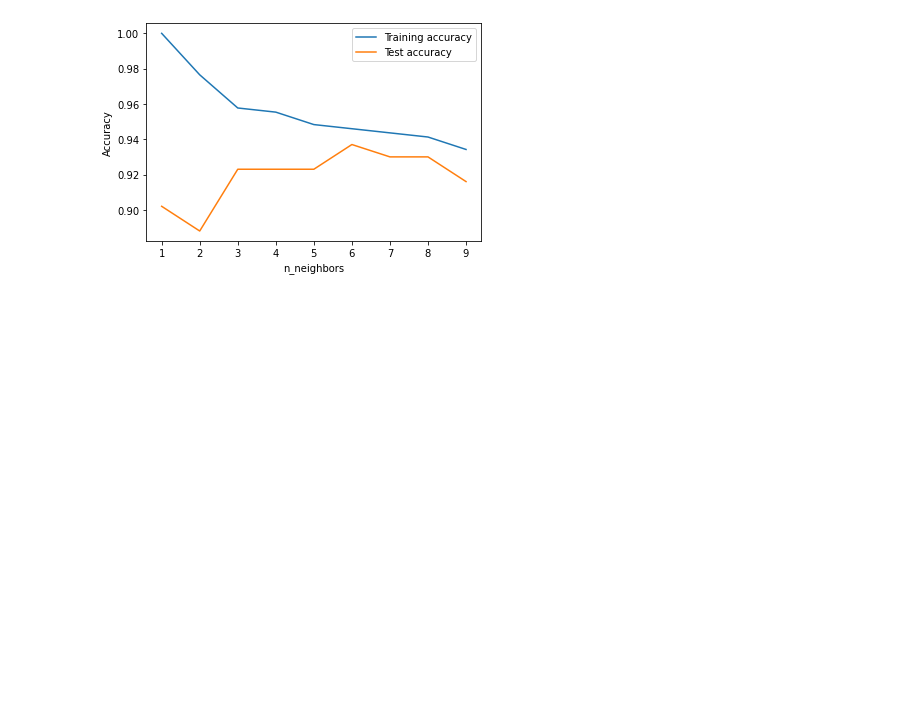
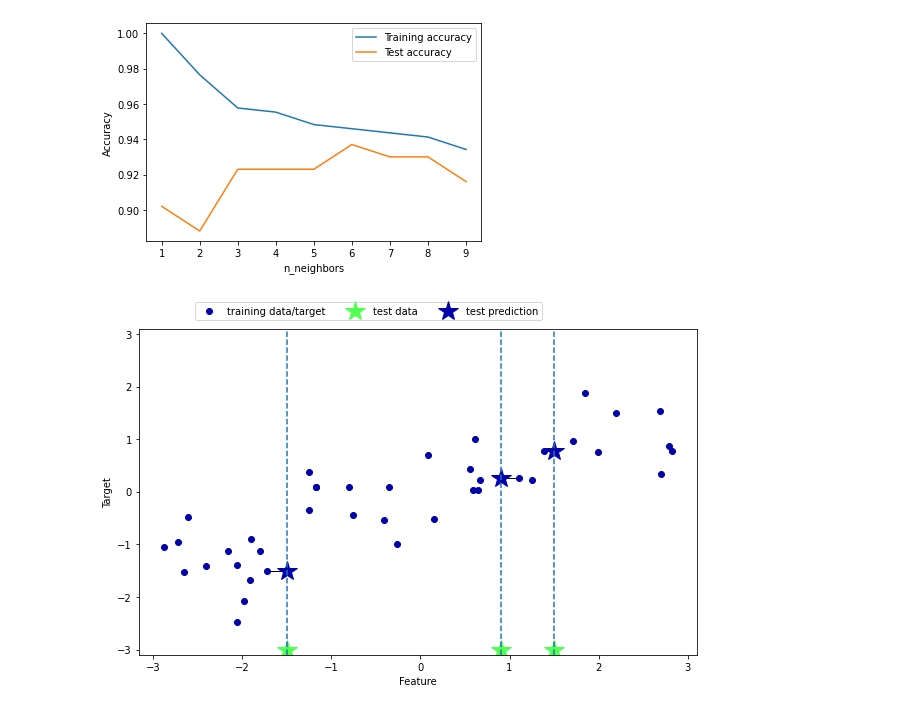
Before and after one commit to tokio-238/pythonenv, a Jupyter notebook: learnings/predict-breast-cancer.ipynb, the cells around one changed output. Cells and saved outputs as stored; diff of their text form; code cells hidden in the pictures; blank space fills up the shorter version.

```diff
--- a/learnings/predict-breast-cancer.ipynb
+++ b/learnings/predict-breast-cancer.ipynb
@@ -65,3 +65,7 @@ plt.legend()
 # %% [output]
 <matplotlib.legend.Legend at 0x...>
 [figure]
+# %%
+mglearn.plots.plot_knn_regression(n_neighbors=1)
+# %% [output]
+[figure, added]
```
Also changed, not shown: parts of 1 cell of this notebook.
